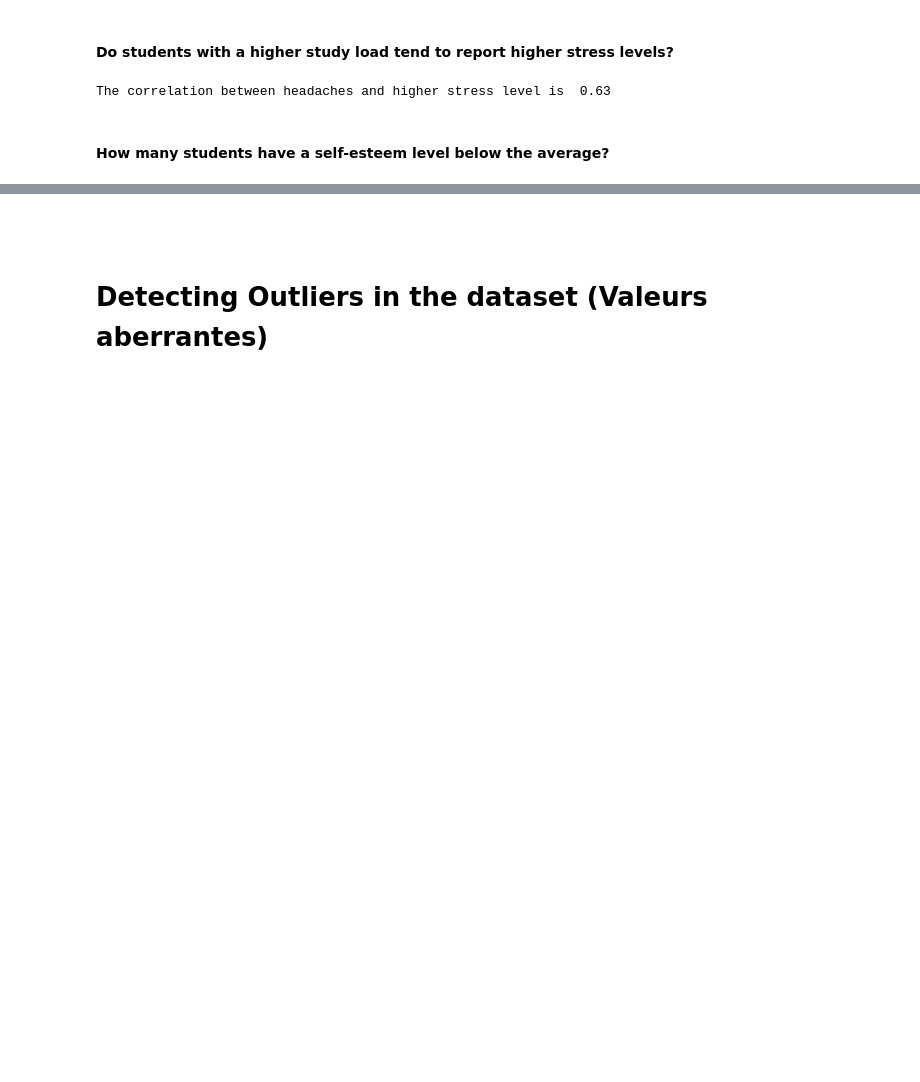
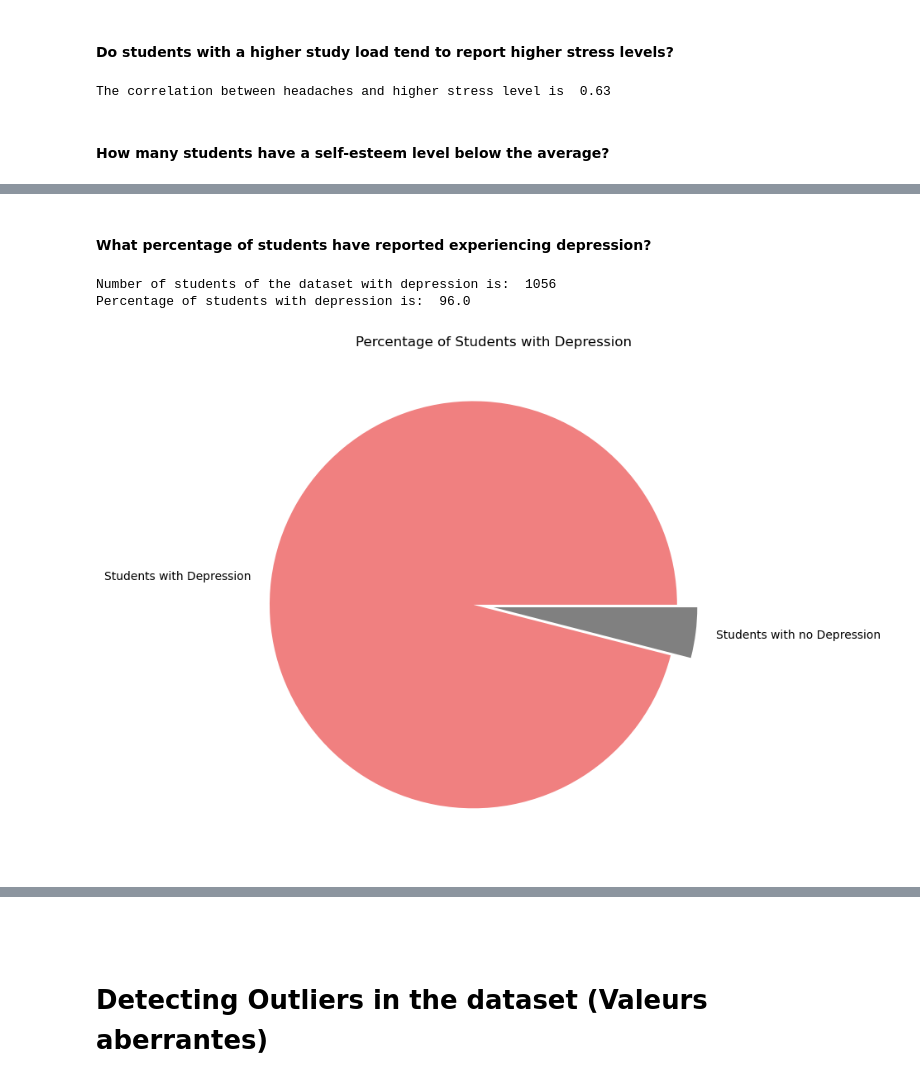
Before and after one commit to Yosri-Jemai/Student-Stress-Factors, a Jupyter notebook: Student Stress Analysis.ipynb, the cells around one changed output, grey strips where cells are left out. Drawn from its saved outputs; the diff is of its cells as text; code cells hidden in the pictures; blank space fills up the shorter version.

```diff
--- a/Student Stress Analysis.ipynb
+++ b/Student Stress Analysis.ipynb
@@ -231,2 +227,28 @@ The averrage of self-steem in the dataset is:  17.78
 Number of students that have less than the average level of self-steem is:  507
 [figure]
+# %% [markdown]
+#### What percentage of students have reported experiencing depression?
+# %%
+# Calculating number of students that experience depression
+students_with_depression = ds[ds['depression']>0].shape[0]
+print('Number of students of the dataset with depression is: ', students_with_depression)
+
+# Calculating the percentage
+percentage_depression = round(students_with_depression / len(ds) * 100,2)
+print('Percentage of students with depression is: ', percentage_depression)
+
+# Visualizong with pie chart
+labels = ['Students with Depression', 'Students with no Depression']
+sizes = [students_with_depression, 1100 - students_with_depression]
+colors = ['lightcoral', 'gray']
+explode = (0.1, 0)
+
+# Create a pie chart
+plt.figure(figsize=(8, 8))
+plt.pie(sizes, explode=explode, labels=labels, colors=colors)
+plt.title('Percentage of Students with Depression')
+plt.show()
+# %% [output]
+Number of students of the dataset with depression is:  1056
+Percentage of students with depression is:  96.0
+[figure, added]
```
Also changed, not shown: parts of 22 cells of this notebook.
